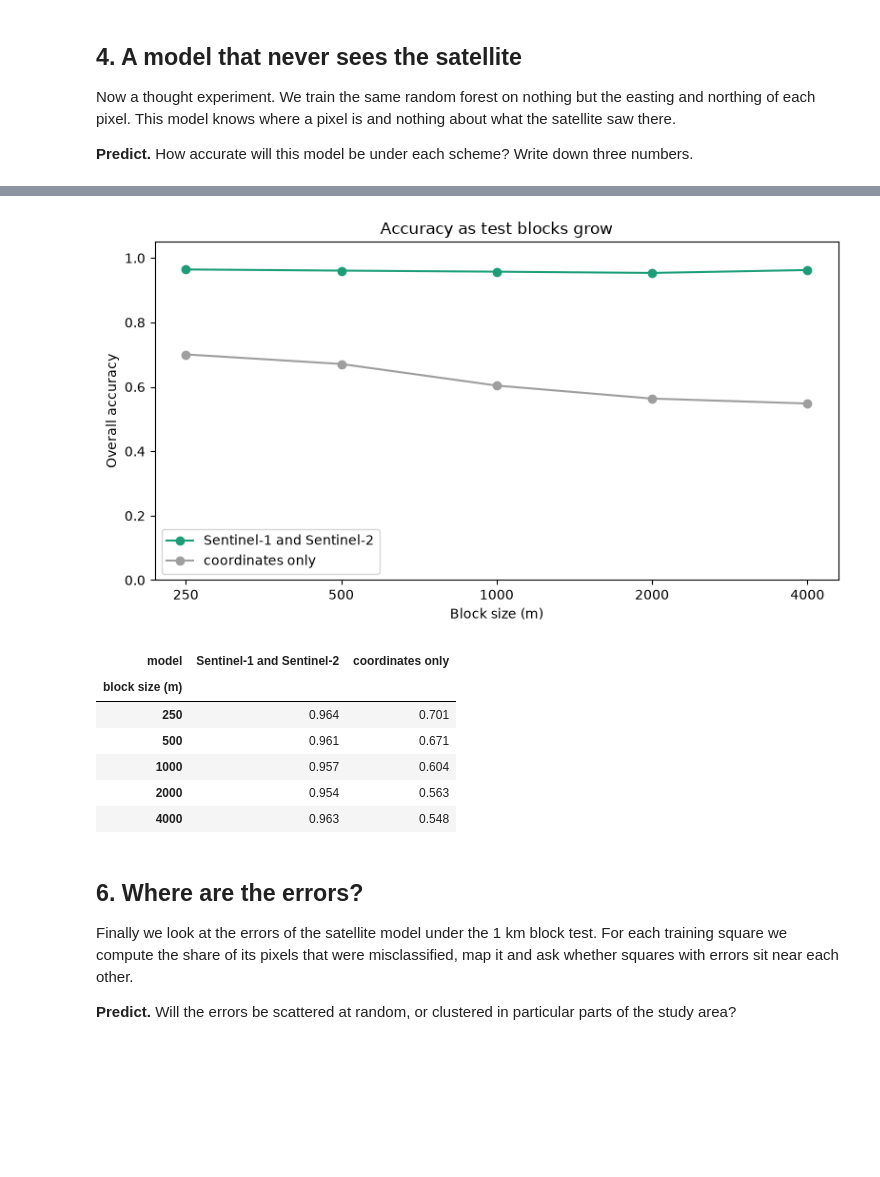
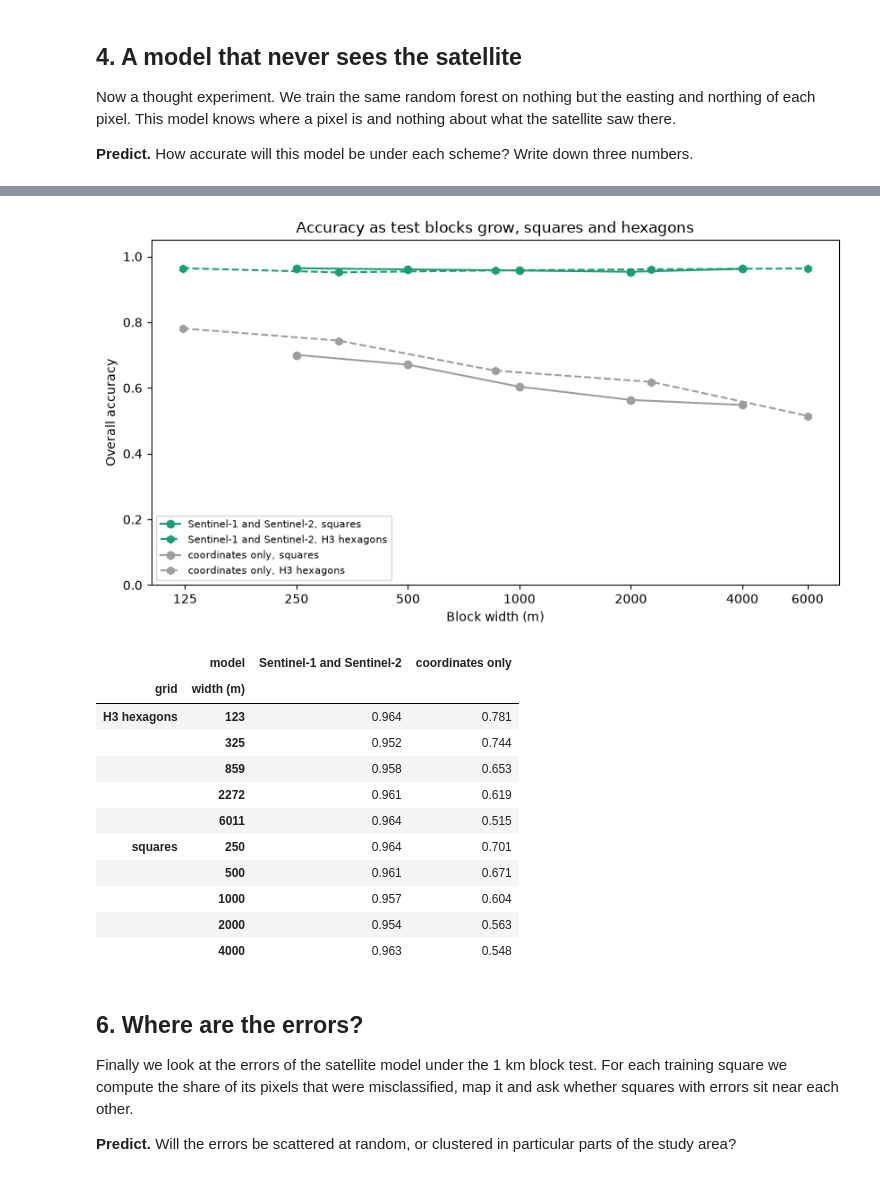
Before and after one commit to yunusserhat/eo-gis-practicals, a Jupyter notebook: notebooks/lab2_why_random_splits_flatter_your_map.ipynb, the cells around one changed output, grey strips where cells are left out. Cells and saved outputs as stored; diff of their text form; code cells hidden in the pictures; blank space fills up the shorter version.

```diff
--- a/notebooks/lab2_why_random_splits_flatter_your_map.ipynb
+++ b/notebooks/lab2_why_random_splits_flatter_your_map.ipynb
@@ -18,6 +18,8 @@ study a random split would have lifted a model that used no satellite data at al
 **Level and time.** Honours (SCQF level 10) or MSc (SCQF level 11), about two hours. Run Lab 1 first, because this
 lab reuses its training pixels.
 # %%
+# Copyright (C) 2026 Yunus Serhat Bıçakçı
+# SPDX-License-Identifier: GPL-3.0-or-later
 import os
 import warnings
 from pathlib import Path
@@ -25,7 +27,10 @@ from pathlib import Path
 import numpy as np
 import pandas as pd
 import geopandas as gpd
+import h3
 import matplotlib.pyplot as plt
+from pyproj import Transformer
+from shapely.geometry import Polygon
 from sklearn.ensemble import RandomForestClassifier
 from sklearn.model_selection import KFold, GroupKFold, cross_val_predict, train_test_split
 from sklearn.metrics import accuracy_score, f1_score
@@ -58,6 +63,13 @@ def evaluate(features, cv, groups=None):
 def blocks(size_m):
     """Label each pixel with the square block of the given size that contains it."""
     return (train.E // size_m).astype(int).astype(str) + "_" + (train.N // size_m).astype(int).astype(str)
+
+TO_LONLAT = Transformer.from_crs("EPSG:27700", "EPSG:4326", always_xy=True)
+train["lon"], train["lat"] = TO_LONLAT.transform(train.E.values, train.N.values)
+
+def hexagons(resolution):
+    """Label each pixel with the H3 hexagon of the given resolution that contains it."""
+    return np.array([h3.latlng_to_cell(lat, lon, resolution) for lat, lon in zip(train.lat, train.lon)])
 # %% [output]
 3340 training pixels in 140 squares
 # %% [markdown]
@@ -103,8 +120,10 @@ We now use five-fold cross-validation in three ways.
 # %%
+print(f"Average H3 hexagon at resolution 8 {h3.average_hexagon_area(8, unit='km^2'):.2f} km²")
 schemes = {
     "random pixels": (KFold(5, shuffle=True, random_state=42), None),
     "by square": (GroupKFold(5), train["polygon_id"].values),
     "1 km blocks": (GroupKFold(5), blocks(1000).values),
+    "H3 hexagons, res. 8": (GroupKFold(5), hexagons(8)),
 }
 results = []
 for name, (cv, groups) in schemes.items():
@@ -167,38 +223,51 @@ Bigger blocks push test areas further from training areas. We repeat the blocked
 # %%
 sizes = [250, 500, 1000, 2000, 4000]
+resolutions = [10, 9, 8, 7, 6]
 curve = []
-for size in sizes:
-    for model, features in [("Sentinel-1 and Sentinel-2", X), ("coordinates only", XY)]:
+for model, features in [("Sentinel-1 and Sentinel-2", X), ("coordinates only", XY)]:
+    for size in sizes:
         accuracy, _, _ = evaluate(features, GroupKFold(5), blocks(size).values)
-        curve.append({"block size (m)": size, "model": model, "overall accuracy": accuracy})
+        curve.append({"grid": "squares", "width (m)": size, "model": model, "overall accuracy": accuracy})
+    for resolution in resolutions:
+        width = round(np.sqrt(h3.average_hexagon_area(resolution, unit="m^2")))
+        accuracy, _, _ = evaluate(features, GroupKFold(5), hexagons(resolution))
+        curve.append({"grid": "H3 hexagons", "width (m)": width, "model": model, "overall accuracy": accuracy})
 curve = pd.DataFrame(curve)
 
-fig, ax = plt.subplots(figsize=(8, 4.5))
+fig, ax = plt.subplots(figsize=(8.5, 4.8))
 for model, colour in MODEL_COLOURS.items():
-    part = curve[curve.model == model]
-    ax.plot(part["block size (m)"], part["overall accuracy"], marker="o", color=colour, label=model)
+    for grid, style, marker in [("squares", "-", "o"), ("H3 hexagons", "--", "h")]:
+        part = curve[(curve.model == model) & (curve.grid == grid)].sort_values("width (m)")
+        ax.plot(part["width (m)"], part["overall accuracy"], linestyle=style, marker=marker, color=colour,
+                label=f"{model}, {grid}")
 ax.set_xscale("log")
 ax.minorticks_off()
-ax.set_xticks(sizes)
-ax.set_xticklabels([str(s) for s in sizes])
-ax.set_xlabel("Block size (m)")
+ticks = [125, 250, 500, 1000, 2000, 4000, 6000]
+ax.set_xticks(ticks)
+ax.set_xticklabels([str(t) for t in ticks])
+ax.set_xlabel("Block width (m)")
 ax.set_ylabel("Overall accuracy")
 ax.set_ylim(0, 1.05)
-ax.legend()
-ax.set_title("Accuracy as test blocks grow")
+ax.legend(fontsize=8, loc="lower left")
+ax.set_title("Accuracy as test blocks grow, squares and hexagons")
 plt.tight_layout()
 plt.savefig(FIGURES / "lab2_block_size.png", dpi=120)
 plt.show()
-curve.pivot(index="block size (m)", columns="model", values="overall accuracy").round(3)
+curve.pivot_table(index=["grid", "width (m)"], columns="model", values="overall accuracy").round(3)
 # %% [output]
-[figure, old version]
+[figure, new version]
-| model | Sentinel-1 and Sentinel-2 | coordinates only |
-| block size (m) |  |  |
-| 250 | 0.964 | 0.701 |
-| 500 | 0.961 | 0.671 |
-| 1000 | 0.957 | 0.604 |
-| 2000 | 0.954 | 0.563 |
-| 4000 | 0.963 | 0.548 |
+|  | model | Sentinel-1 and Sentinel-2 | coordinates only |
+| grid | width (m) |  |  |
+| H3 hexagons | 123 | 0.964 | 0.781 |
+|  | 325 | 0.952 | 0.744 |
+|  | 859 | 0.958 | 0.653 |
+|  | 2272 | 0.961 | 0.619 |
+|  | 6011 | 0.964 | 0.515 |
+| squares | 250 | 0.964 | 0.701 |
+|  | 500 | 0.961 | 0.671 |
+|  | 1000 | 0.957 | 0.604 |
+|  | 2000 | 0.954 | 0.563 |
+|  | 4000 | 0.963 | 0.548 |
 # %% [markdown]
 ## 6. Where are the errors?
 
```
Also changed, not shown: parts of 13 cells of this notebook, 14 other files.
